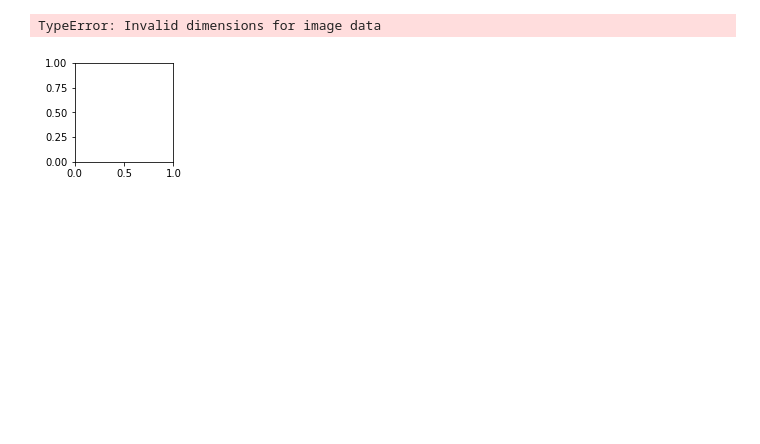
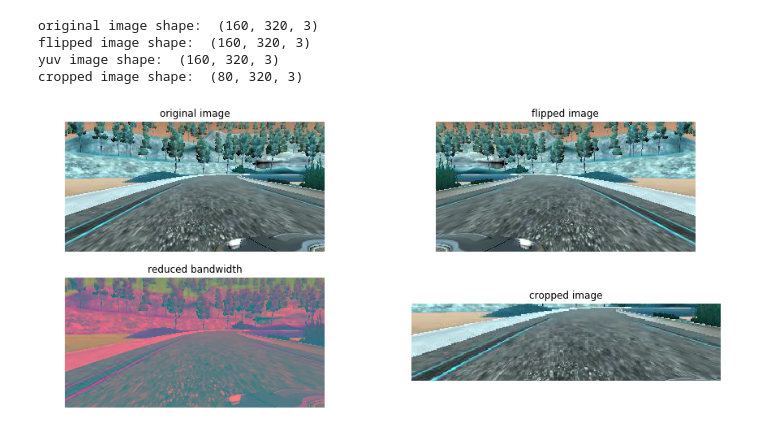
Before and after one commit to shmulik-willinger/behavioral_cloning, a Jupyter notebook: behavioral_cloning.ipynb, the cells around one changed output. Saved outputs shown, nothing was run; the diff lists cells and outputs as text; code cells hidden in the pictures; blank space fills up the shorter version.

```diff
--- a/behavioral_cloning.ipynb
+++ b/behavioral_cloning.ipynb
@@ -103,19 +104,0 @@ plt.imshow(crop_img)
-# %%
-import cv2
-
-img = X_train
-
-plt.subplot(2, 2, 1)
-plt.imshow(img)
-plt.title('original image: ')
-plt.axis('off')
-
-
-cv2.imshow("original", img)
-crop_img = img[50:100, 20:80]
-cv2.imshow("original", img)
-cv2.imshow("cropped", crop_img)
-cv2.waitKey(0)
-# %% [output]
-TypeError: Invalid dimensions for image data
-[figure, removed]
@@ -122,3 +108,59 @@ TypeError: Invalid dimensions for image data
+# %%
+#Image processing visualization
+import matplotlib.pyplot as plt
+import cv2
+
+sample_images=[]
+sample_images_title=[]
+#original_img = images[0]  #left_2016_12_01_13_34_24_656.jpg
+
+
+#original image
+file = 'C:\\data\\1\\IMG\\left_2016_12_01_13_34_24_656.jpg'
+original_img = cv2.imread(file)
+sample_images.append(original_img)
+sample_images_title.append('original image')
+print("original image shape: ", original_img.shape)
+
+#flipping the image
+flip_image = cv2.flip(original_img,1)
+sample_images.append(flip_image)
+sample_images_title.append('flipped image')
+print("flipped image shape: ", flip_image.shape)
+
+#brightness randomization
+#image_hsv = brightness_randomization(original_img)
+#sample_images.append(image_hsv)
+#sample_images_title.append('brightness randomization')
+#print("brightness image shape: ", image_hsv.shape)
+
+#reduced bandwidth
+yuv_img = cv2.cvtColor(original_img, cv2.COLOR_BGR2YUV)
+sample_images.append(yuv_img)
+sample_images_title.append('reduced bandwidth')
+print("yuv image shape: ", yuv_img.shape)
+
+#cropping the image
+crop_img = original_img[60:140, 0:320]
+sample_images.append(crop_img)
+sample_images_title.append('cropped image')
+print("cropped image shape: ", crop_img.shape)
+# %% [output]
+original image shape:  (160, 320, 3)
+flipped image shape:  (160, 320, 3)
+yuv image shape:  (160, 320, 3)
+cropped image shape:  (80, 320, 3)
+# %%
+
+plt.figure(figsize=(15, 10))
+for i in range(len(sample_images)):
+   # Displaying the images
+    plt.subplot(3, 2, i+1)
+    plt.imshow(sample_images[i])
+    plt.title(sample_images_title[i])
+    plt.axis('off')
+# %% [output]
+[figure, added]
 # %%
 #The distribution of the steering angle for the dataset
 import numpy as np
```
Also changed, not shown: parts of 18 cells of this notebook, 1 other file.
